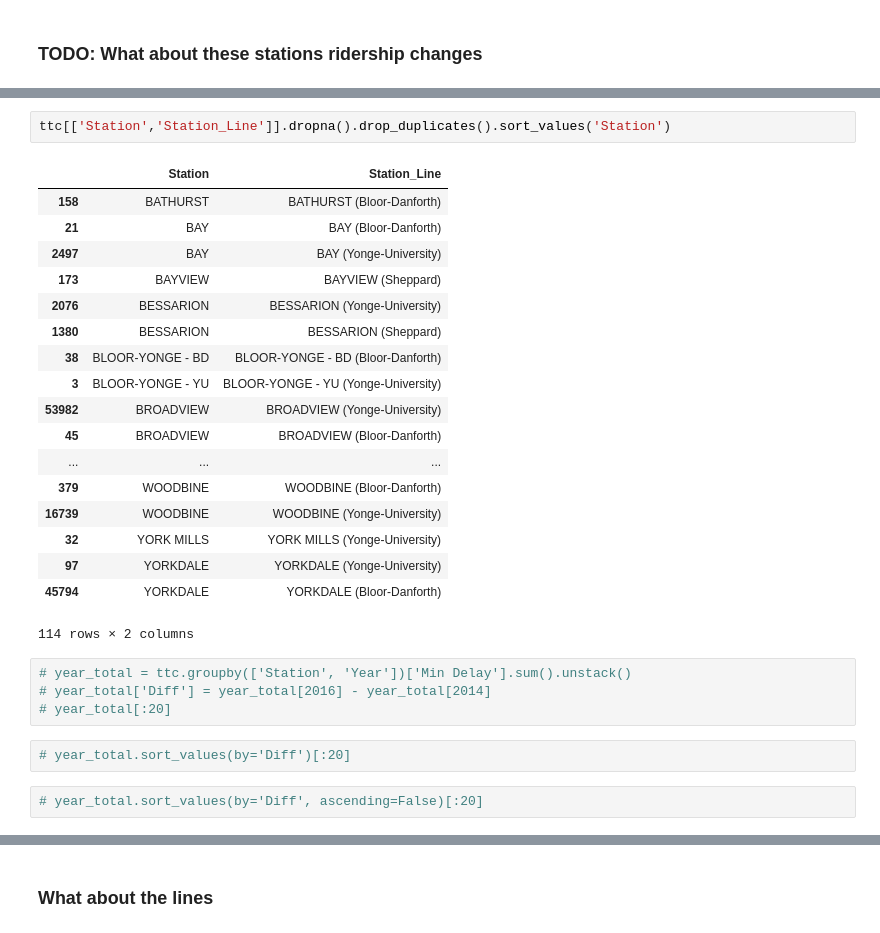
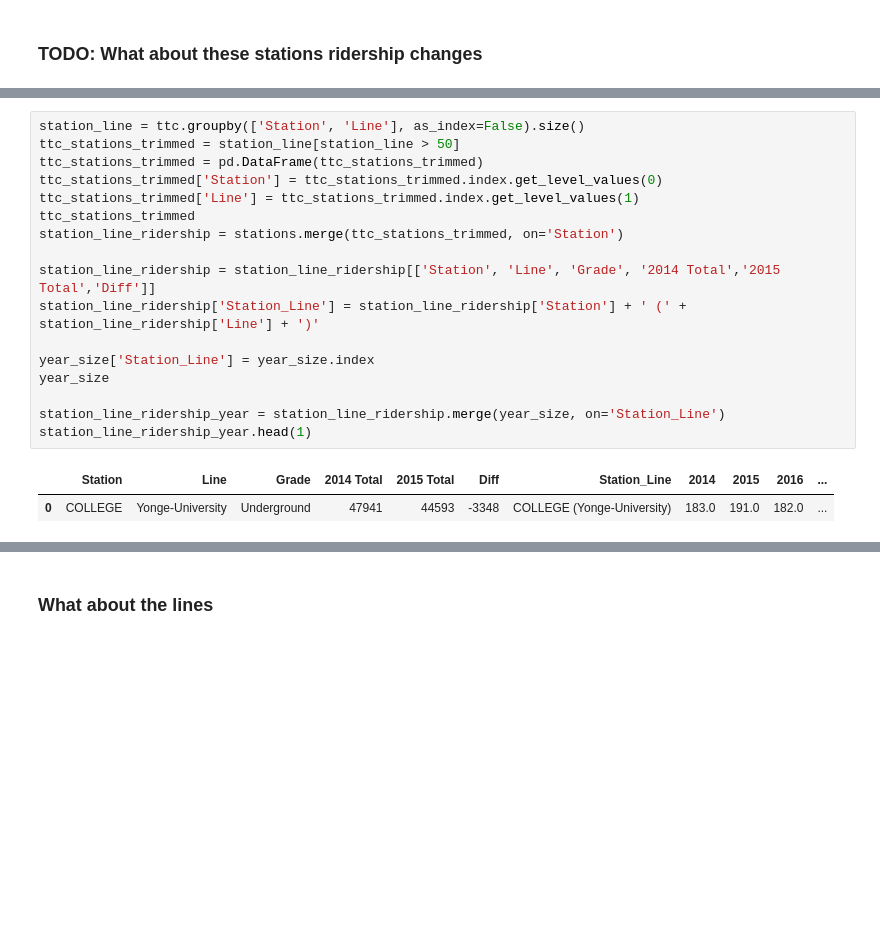
Before and after one commit to cllopes/scs-3250-tcc, a Jupyter notebook: Cindy/3_Stations.ipynb, the cells around one changed output, grey strips where cells are left out. Saved outputs shown, nothing was run; the diff lists cells and outputs as text; blank space fills up the shorter version.

```diff
--- a/Cindy/3_Stations.ipynb
+++ b/Cindy/3_Stations.ipynb
@@ -302,29 +296,20 @@ stations.head(2)
-# %%
-ttc[['Station','Station_Line']].dropna().drop_duplicates().sort_values('Station')
-# %% [output]
-|  | Station | Station_Line |
-| 158 | BATHURST | BATHURST (Bloor-Danforth) |
-| 21 | BAY | BAY (Bloor-Danforth) |
-| 2497 | BAY | BAY (Yonge-University) |
-| 173 | BAYVIEW | BAYVIEW (Sheppard) |
-| 2076 | BESSARION | BESSARION (Yonge-University) |
-| 1380 | BESSARION | BESSARION (Sheppard) |
-| 38 | BLOOR-YONGE - BD | BLOOR-YONGE - BD (Bloor-Danforth) |
-| 3 | BLOOR-YONGE - YU | BLOOR-YONGE - YU (Yonge-University) |
-| 53982 | BROADVIEW | BROADVIEW (Yonge-University) |
-| 45 | BROADVIEW | BROADVIEW (Bloor-Danforth) |
-| ... | ... | ... |
-| 379 | WOODBINE | WOODBINE (Bloor-Danforth) |
-| 16739 | WOODBINE | WOODBINE (Yonge-University) |
-| 32 | YORK MILLS | YORK MILLS (Yonge-University) |
-| 97 | YORKDALE | YORKDALE (Yonge-University) |
-| 45794 | YORKDALE | YORKDALE (Bloor-Danforth) |
-114 rows × 2 columns
-# %%
-# year_total = ttc.groupby(['Station', 'Year'])['Min Delay'].sum().unstack()
-# year_total['Diff'] = year_total[2016] - year_total[2014]
-# year_total[:20]
-# %%
-# year_total.sort_values(by='Diff')[:20]
-# %%
-# year_total.sort_values(by='Diff', ascending=False)[:20]
+# %%
+station_line = ttc.groupby(['Station', 'Line'], as_index=False).size()
+ttc_stations_trimmed = station_line[station_line > 50]
+ttc_stations_trimmed = pd.DataFrame(ttc_stations_trimmed)
+ttc_stations_trimmed['Station'] = ttc_stations_trimmed.index.get_level_values(0)
+ttc_stations_trimmed['Line'] = ttc_stations_trimmed.index.get_level_values(1)
+ttc_stations_trimmed
+station_line_ridership = stations.merge(ttc_stations_trimmed, on='Station')
+
+station_line_ridership = station_line_ridership[['Station', 'Line', 'Grade', '2014 Total','2015 Total','Diff']]
+station_line_ridership['Station_Line'] = station_line_ridership['Station'] + ' (' + station_line_ridership['Line'] + ')'
+
+year_size['Station_Line'] = year_size.index
+year_size
+
+station_line_ridership_year = station_line_ridership.merge(year_size, on='Station_Line')
+station_line_ridership_year.head(1)
+# %% [output]
+|  | Station | Line | Grade | 2014 Total | 2015 Total | Diff | Station_Line | 2014 | 2015 | 2016 | ... |
+| 0 | COLLEGE | Yonge-University | Underground | 47941 | 44593 | -3348 | COLLEGE (Yonge-University) | 183.0 | 191.0 | 182.0 | ... |
```
Also changed, not shown: parts of 5 cells of this notebook.
